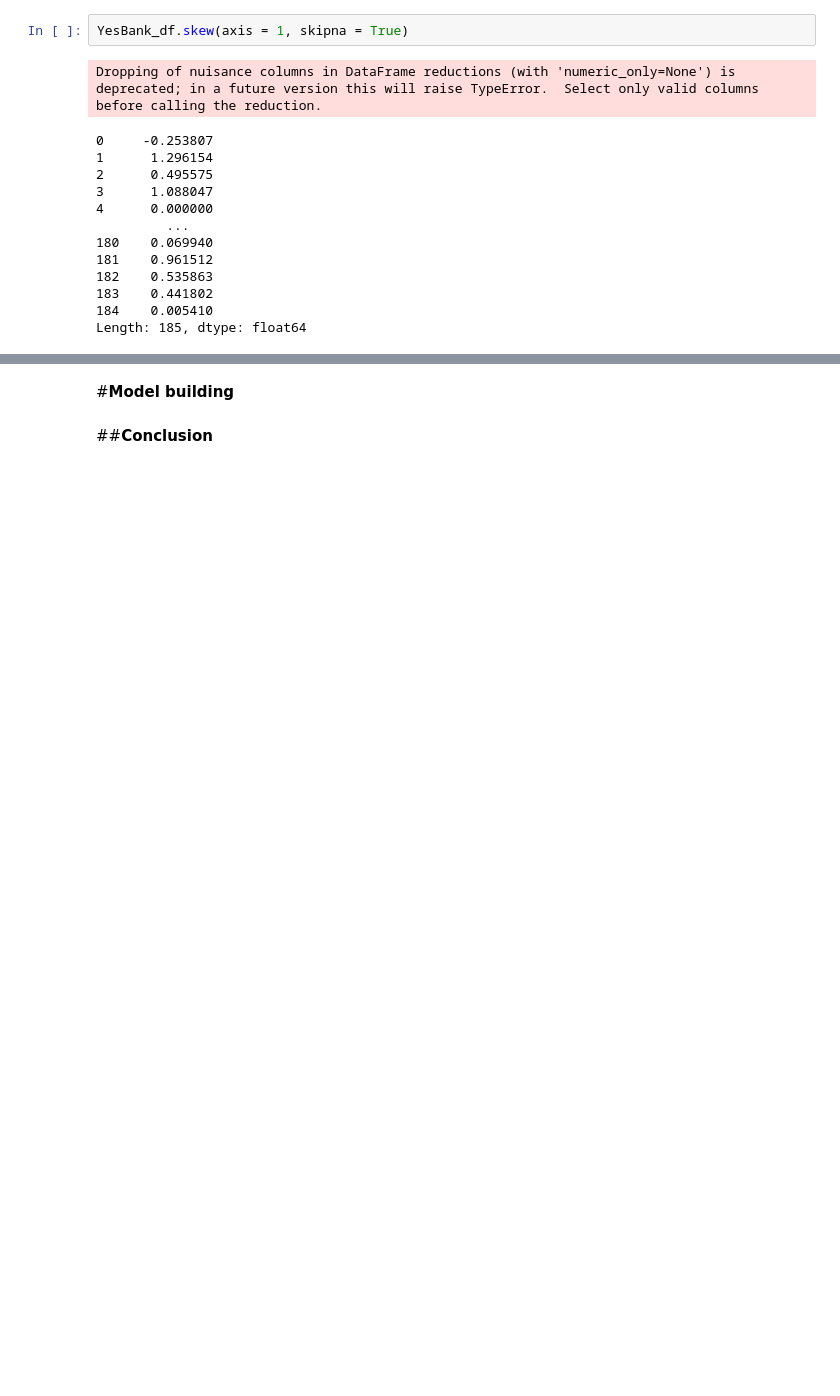
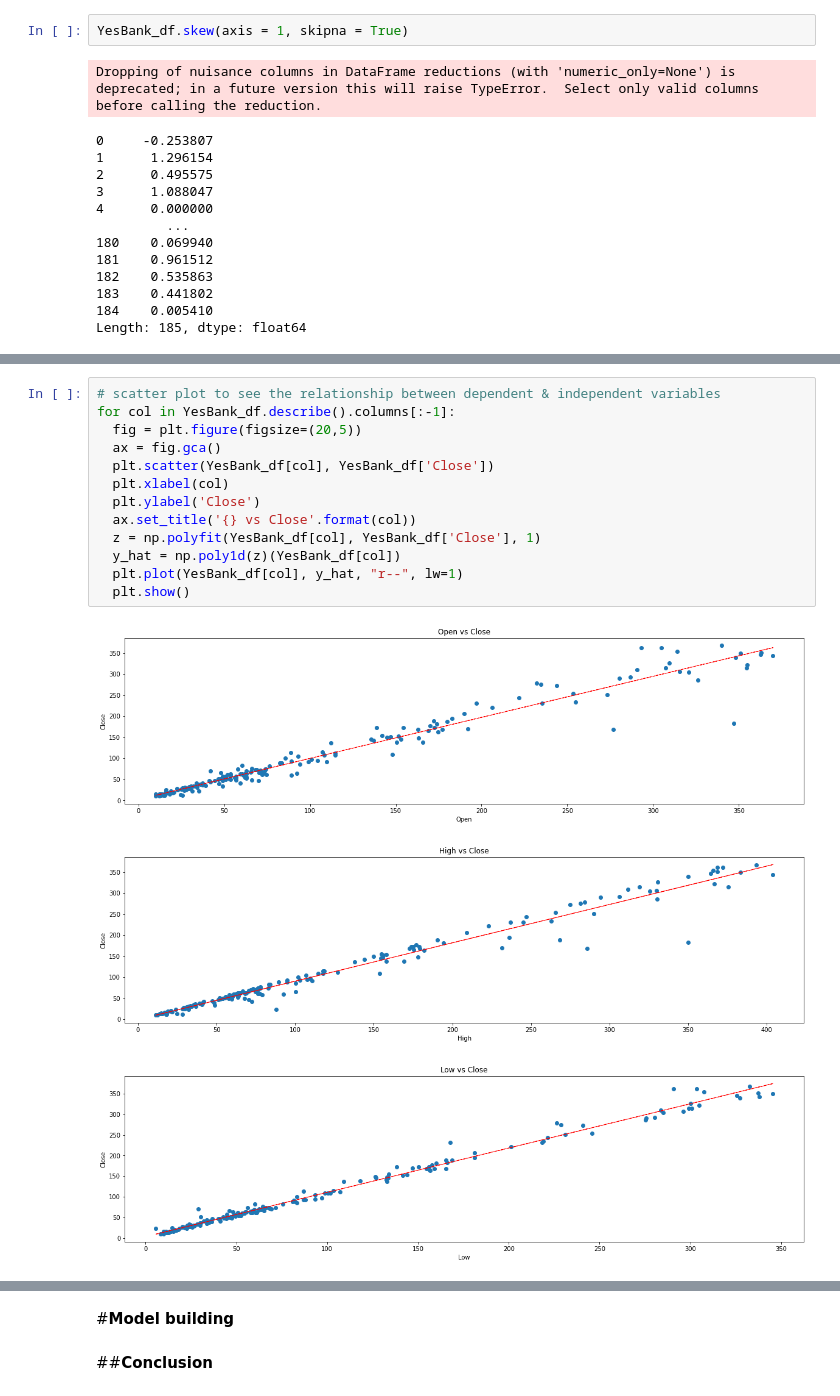
Before and after one commit to Syed-Irfan-1165/ML-Regression, a Jupyter notebook: Yes_Bank_Predictions.ipynb, the cells around one changed output, grey strips where cells are left out. Cells and saved outputs as stored; diff of their text form; blank space fills up the shorter version.

```diff
--- a/Yes_Bank_Predictions.ipynb
+++ b/Yes_Bank_Predictions.ipynb
@@ -326,3 +328,20 @@ fig.update_layout(margin=dict(l=0, r=0, b=0, t=0))
 fig.show()
 # %% [output]
 [interactive output not drawn]
+# %%
+# scatter plot to see the relationship between dependent & independent variables
+for col in YesBank_df.describe().columns[:-1]:
+  fig = plt.figure(figsize=(20,5))
+  ax = fig.gca()
+  plt.scatter(YesBank_df[col], YesBank_df['Close'])
+  plt.xlabel(col)
+  plt.ylabel('Close')
+  ax.set_title('{} vs Close'.format(col))
+  z = np.polyfit(YesBank_df[col], YesBank_df['Close'], 1)
+  y_hat = np.poly1d(z)(YesBank_df[col])
+  plt.plot(YesBank_df[col], y_hat, "r--", lw=1)
+  plt.show()
+# %% [output]
+[figure, added]
+[figure, added]
+[figure, added]
```
Also changed, not shown: parts of 9 cells of this notebook.
